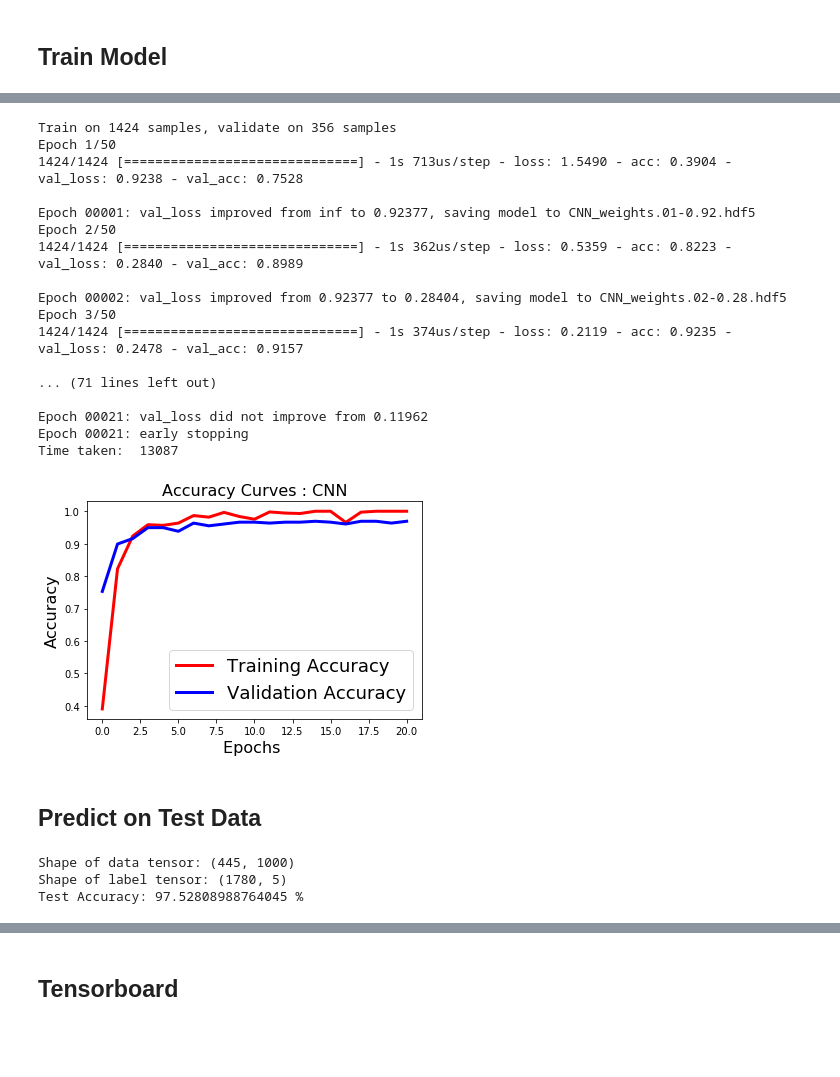
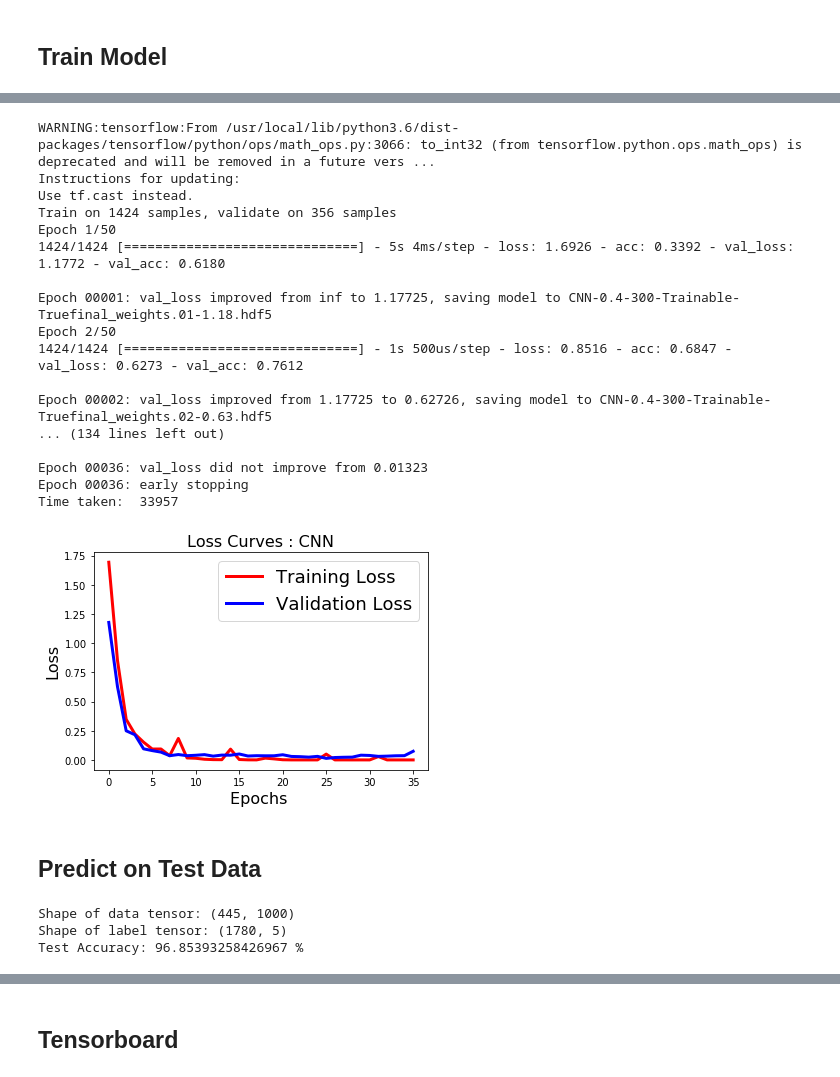
Before and after one commit to rachit-shah/News-Classfication-using-DNN-models, a Jupyter notebook: CNN.ipynb, the cells around one changed output, grey strips where cells are left out. Cells and saved outputs as stored; diff of their text form; code cells hidden in the pictures; blank space fills up the shorter version.

Commit message:
Final CNN model

```diff
--- a/CNN.ipynb
+++ b/CNN.ipynb
@@ -195,7 +208,7 @@ Name: category, dtype: int64
 # %%
 #Parameters for hyperparameter  tuning
 dropout = 0.4
-EMBEDDING_DIM = 100
+EMBEDDING_DIM = 300
 traina = True #embeedding layer trainable
 # %%
 def preprocess(X):
@@ -276,7 +289,6 @@ for word, i in word_index.items():
         # words not found in embedding index will be all-zeros.
         embedding_matrix[i] = embedding_vector
 # %%
-traina = True
 #Keras Glove Embedding layer
 embedding_layer = Embedding(len(word_index) + 1,
                             EMBEDDING_DIM,
@@ -295,11 +307,11 @@ labels_index
 # %% [markdown]
 ## Train Model
 # %%
-model_name = "CNN-"+str(dropout)+"-"+str(EMBEDDING_DIM)+"-Trainable-"+traina
+model_name = "CNN-"+str(dropout)+"-"+str(EMBEDDING_DIM)+"-Trainable-"+str(traina)+'final'
 checkpointer = ModelCheckpoint(model_name + "_weights.{epoch:02d}-{val_loss:.2f}.hdf5", monitor="val_loss", verbose=1,
                                save_best_only=True, mode='min')
 early_stopping = EarlyStopping(monitor='val_loss', min_delta=0, patience=10, verbose=1, mode='auto')
-tensorboard_cnn = TensorBoard(log_dir='/Graph_CNN', histogram_freq=0,write_graph=True, write_images=True)
+tensorboard_cnn = TensorBoard(log_dir='./Graph_CNN', histogram_freq=0,write_graph=True, write_images=True)
 # %%
 np.random.seed(123)
 sequence_input = Input(shape=(MAX_SEQUENCE_LENGTH,), dtype='int32')
@@ -325,39 +344,39 @@ model.compile(loss='categorical_crossentropy',
 np.random.seed(123)
 stmillis = int(round(time.time() * 1000))
 history = model.fit(xtrain, ytrain, validation_data=(xval, yval),
-          epochs=50, batch_size=128, callbacks=[checkpointer, early_stopping],shuffle=False)
+          epochs=50, batch_size=128, callbacks=[checkpointer, early_stopping,tensorboard_cnn],shuffle=False)
 endmillis = int(round(time.time() * 1000))
 print("Time taken: ", endmillis - stmillis)
 # %% [output]
+WARNING:tensorflow:From /usr/local/lib/python3.6/dist-packages/tensorflow/python/ops/math_ops.py:3066: to_int32 (from tensorflow.python.ops.math_ops) is deprecated and will be removed in a future vers ...
+Instructions for updating:
+Use tf.cast instead.
 Train on 1424 samples, validate on 356 samples
 Epoch 1/50
-1424/1424 [==============================] - 1s 713us/step - loss: 1.5490 - acc: 0.3904 - val_loss: 0.9238 - val_acc: 0.7528
+1424/1424 [==============================] - 5s 4ms/step - loss: 1.6926 - acc: 0.3392 - val_loss: 1.1772 - val_acc: 0.6180
 
-Epoch 00001: val_loss improved from inf to 0.92377, saving model to CNN_weights.01-0.92.hdf5
+Epoch 00001: val_loss improved from inf to 1.17725, saving model to CNN-0.4-300-Trainable-Truefinal_weights.01-1.18.hdf5
 Epoch 2/50
-1424/1424 [==============================] - 1s 362us/step - loss: 0.5359 - acc: 0.8223 - val_loss: 0.2840 - val_acc: 0.8989
+1424/1424 [==============================] - 1s 500us/step - loss: 0.8516 - acc: 0.6847 - val_loss: 0.6273 - val_acc: 0.7612
 
-Epoch 00002: val_loss improved from 0.92377 to 0.28404, saving model to CNN_weights.02-0.28.hdf5
-Epoch 3/50
-1424/1424 [==============================] - 1s 374us/step - loss: 0.2119 - acc: 0.9235 - val_loss: 0.2478 - val_acc: 0.9157
+Epoch 00002: val_loss improved from 1.17725 to 0.62726, saving model to CNN-0.4-300-Trainable-Truefinal_weights.02-0.63.hdf5
+... (134 lines left out)
 
-... (71 lines left out)
-
-Epoch 00021: val_loss did not improve from 0.11962
-Epoch 00021: early stopping
-Time taken:  13087
+Epoch 00036: val_loss did not improve from 0.01323
+Epoch 00036: early stopping
+Time taken:  33957
 # %%
 fig=plt.figure()
-plt.plot(history.history['acc'],'r',linewidth=3.0)
-plt.plot(history.history['val_acc'],'b',linewidth=3.0)
-plt.legend(['Training Accuracy', 'Validation Accuracy'],fontsize=18)
+plt.plot(history.history['loss'],'r',linewidth=3.0)
+plt.plot(history.history['val_loss'],'b',linewidth=3.0)
+plt.legend(['Training Loss', 'Validation Loss'],fontsize=18)
 plt.xlabel('Epochs ',fontsize=16)
-plt.ylabel('Accuracy',fontsize=16)
-plt.title('Accuracy Curves : CNN',fontsize=16)
-fig.savefig('accuracy_cnn.png')
+plt.ylabel('Loss',fontsize=16)
+plt.title('Loss Curves : CNN',fontsize=16)
+fig.savefig(model_name+'.png')
 plt.show()
 # %% [output]
-[figure, old version]
+[figure, new version]
 # %%
 # Save the trained weights
 model.save(model_name + ".h5")
@@ -397,4 +416,4 @@ predict_test(model)
 # %% [output]
 Shape of data tensor: (445, 1000)
 Shape of label tensor: (1780, 5)
-Test Accuracy: 97.52808988764045 %
+Test Accuracy: 96.85393258426967 %
```
Also changed, not shown: parts of 23 cells of this notebook.
